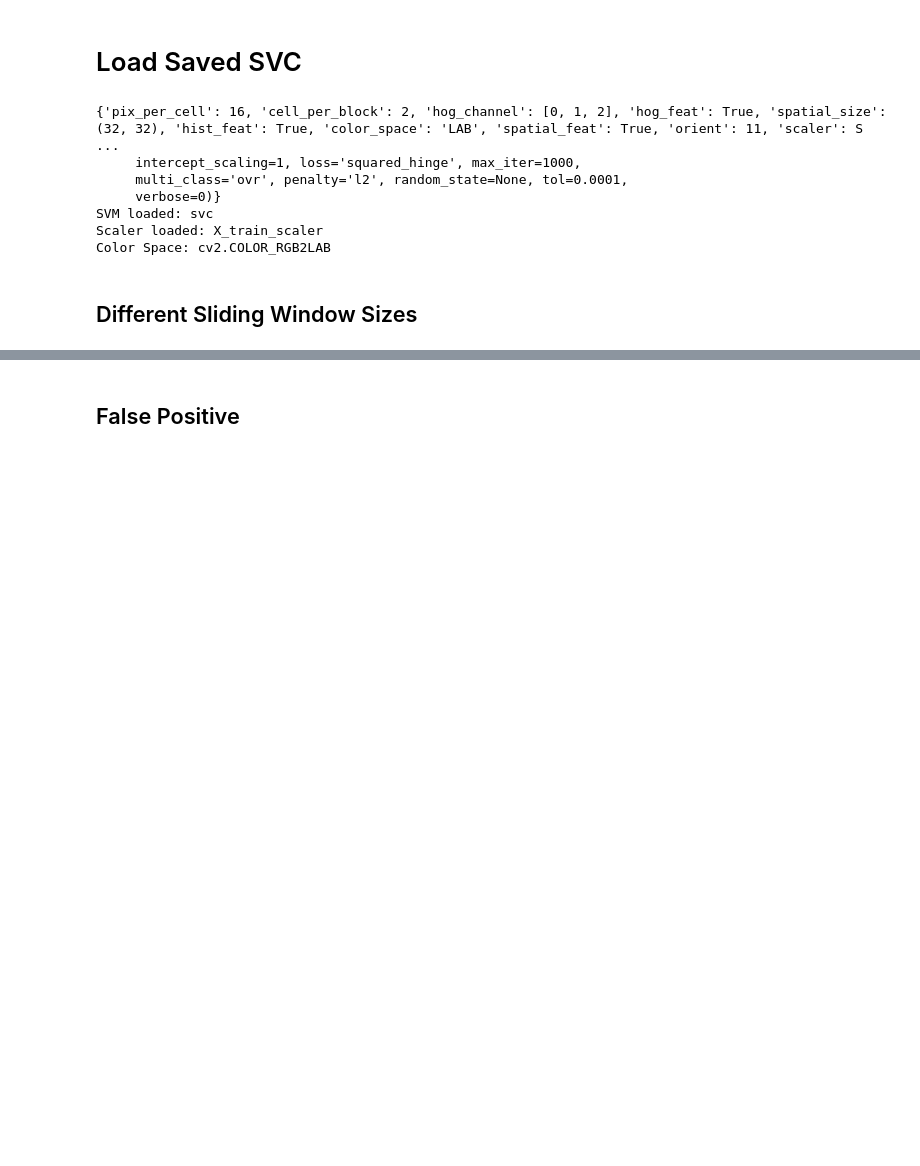
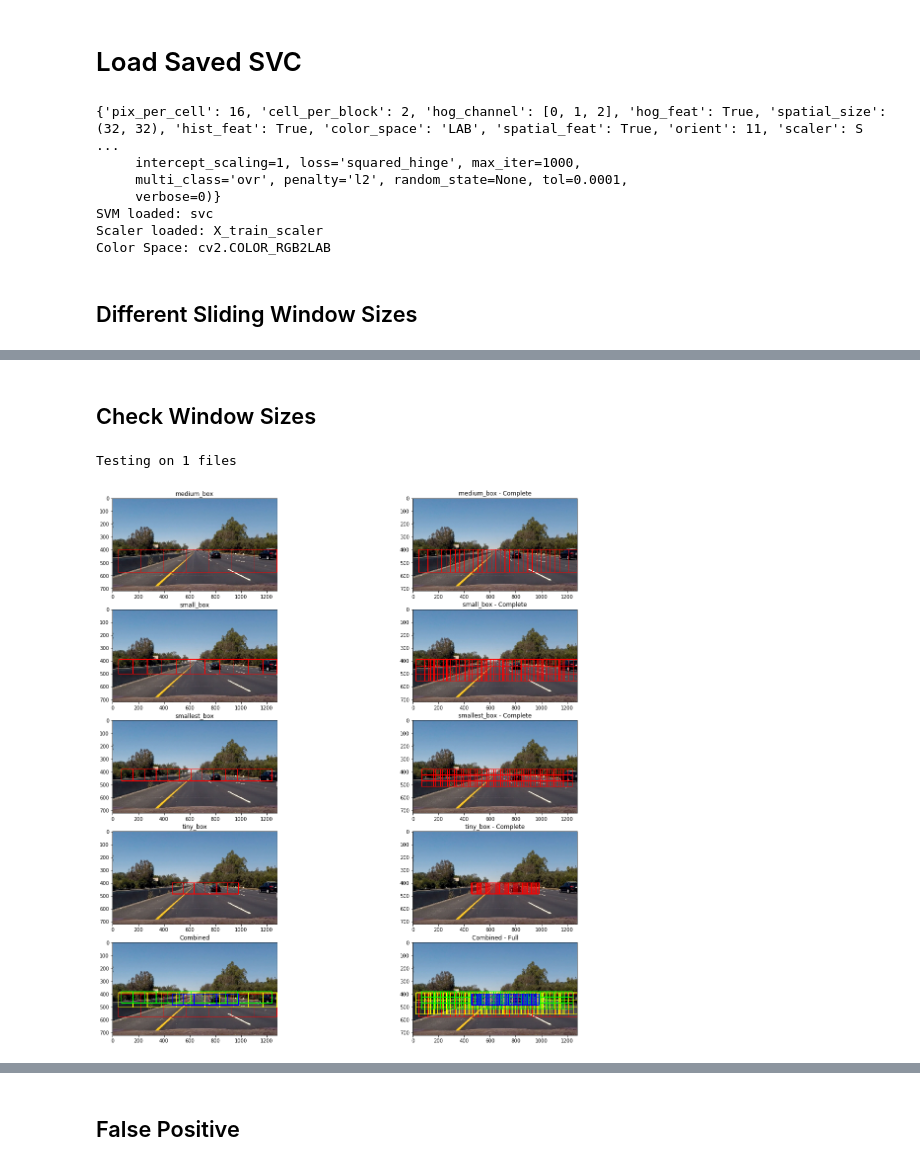
Before and after one commit to drganjoo/CarND-Vehicle-Detection, a Jupyter notebook: process.ipynb, the cells around one changed output, grey strips where cells are left out. Saved outputs shown, nothing was run; the diff lists cells and outputs as text; code cells hidden in the pictures; blank space fills up the shorter version.

```diff
--- a/process.ipynb
+++ b/process.ipynb
@@ -172,0 +176,62 @@ Functions defined for different box sizes
+# %% [markdown]
+## Check Window Sizes
+# %%
+def draw_box_of_type(img, boxes, ax, title, color = (255, 0, 0)):
+    img = np.copy(img)
+    for box in boxes:
+        cv2.rectangle(img, box[0], box[1], color, 4)
+    ax.set_title(title)
+    ax.imshow(img)
+    return img
+
+def draw_box_ax(img, boxes_combined, ax, title):
+    img = np.copy(img)
+    for boxes, color in boxes_combined:
+        for box in boxes:
+            cv2.rectangle(img, box[0], box[1], color, 4)
+    ax.set_title(title)
+    ax.imshow(img)
+    return img
+
+def show_box_sizes(filename, loaders):
+    test_image = load_image(filename, 'RGB')
+
+    f, ax = plt.subplots(len(loaders) + 1, 2, figsize=(20,20))
+
+    colors = [(255, 0, 0), (255, 255, 0), (0,255,0), (0,0,255), (0,255,255)]
+    single_boxes = []
+    full_boxes = []
+
+    for i, loader in enumerate(loaders):
+        boxes = loader(test_image, offset = (-1,0))
+        single_boxes.append((boxes, colors[i]))
+
+        draw_box_of_type(test_image, boxes, ax[i,0], str(loader).split(' ')[1])
+
+        boxes = loader(test_image)
+        full_boxes.append((boxes, colors[i]))
+
+        draw_box_of_type(test_image, boxes, ax[i,1], str(loader).split(' ')[1] + ' - Complete')
+
+    single_box_img = draw_box_ax(test_image, single_boxes, ax[len(loaders), 0], 'Combined')
+    single_box_img_bgr = cv2.cvtColor(single_box_img, cv2.COLOR_RGB2BGR)
+    cv2.imwrite('./baykar/single_box.jpeg', single_box_img_bgr)
+
+    test_image = draw_box_ax(test_image, full_boxes, ax[len(loaders), 1], 'Combined - Full')
+
+    test_image_bgr = cv2.cvtColor(test_image, cv2.COLOR_RGB2BGR)
+    cv2.imwrite('./baykar/test_image.jpeg', test_image_bgr)
+
+
+#test_images = glob.glob('./test_images/*.jpg')
+test_images = ['./test_images/1259.jpg']
+print('Testing on {} files'.format(len(test_images)))
+
+for filename in test_images:
+    show_box_sizes(filename, [medium_box, small_box, smallest_box, tiny_box])
+
+plt.show()
+plt.close('all')
+# %% [output]
+Testing on 1 files
+[figure, added]
```
Also changed, not shown: parts of 16 cells of this notebook, 8 other files.
